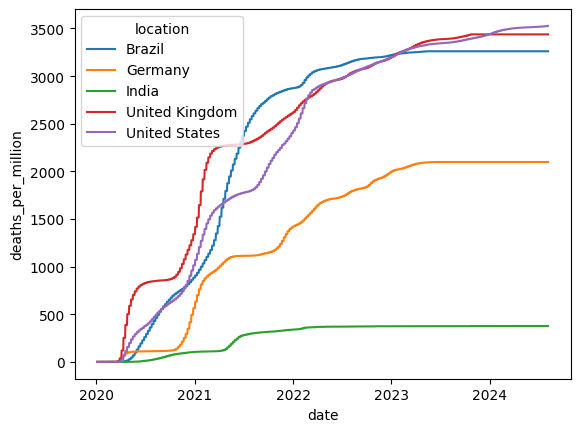
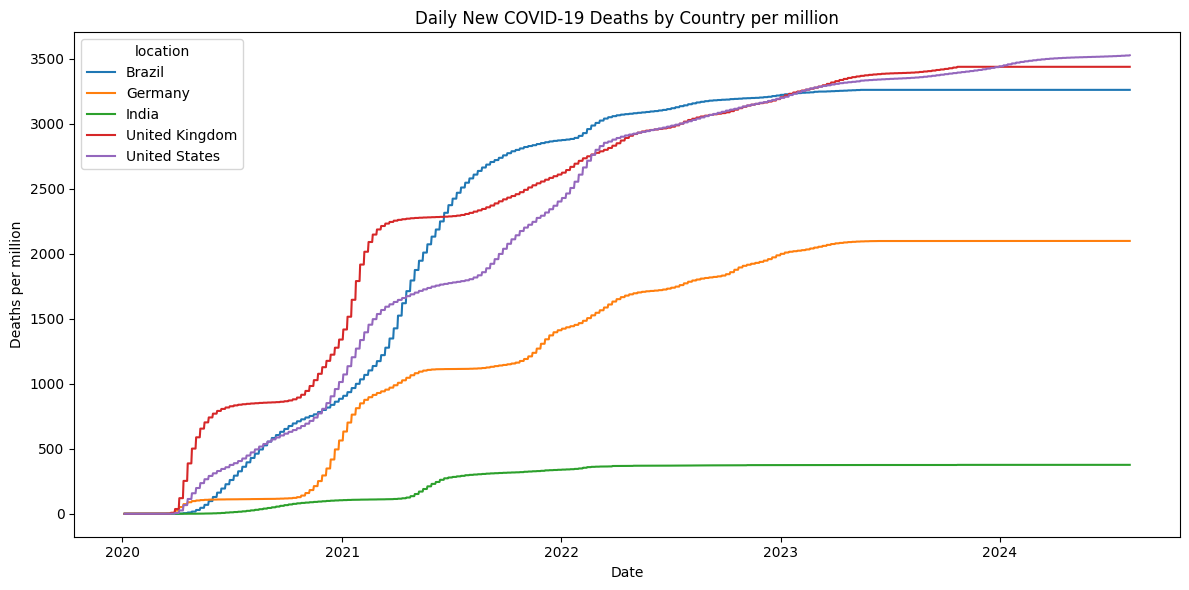
The notebook cell's code change between the first figure and the second:
--- before
+++ after
@@ -1,2 +1,10 @@
 df_countries['deaths_per_million'] = df_countries['total_deaths'] / df_countries['population'] * 1000000
+
+plt.figure(figsize=(12, 6))
 sns.lineplot(data=df_countries, x='date', y='deaths_per_million', hue='location')
+plt.title('Daily New COVID-19 Deaths by Country per million')
+plt.xlabel('Date')
+plt.ylabel('Deaths per million')
+plt.tight_layout()
+plt.savefig('../figures/deaths_per_million.png', dpi=150, bbox_inches='tight')
+plt.show()

Commit: Add figures, complete README, finalise project